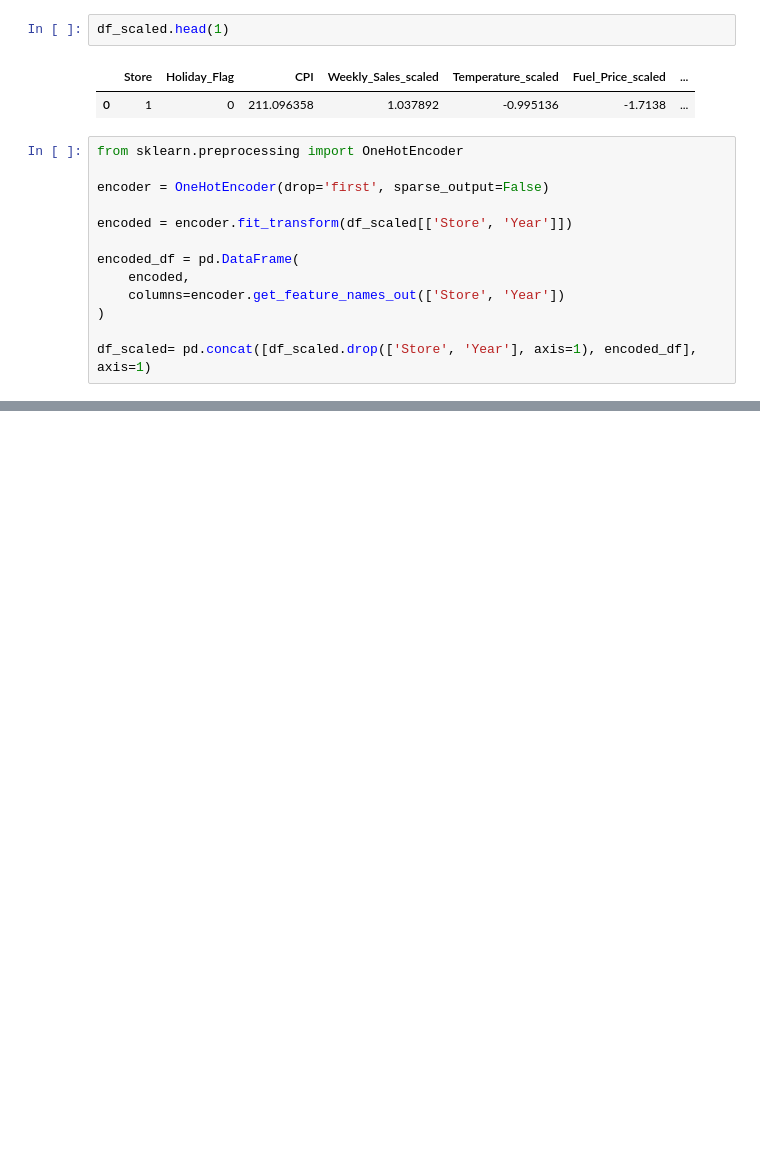
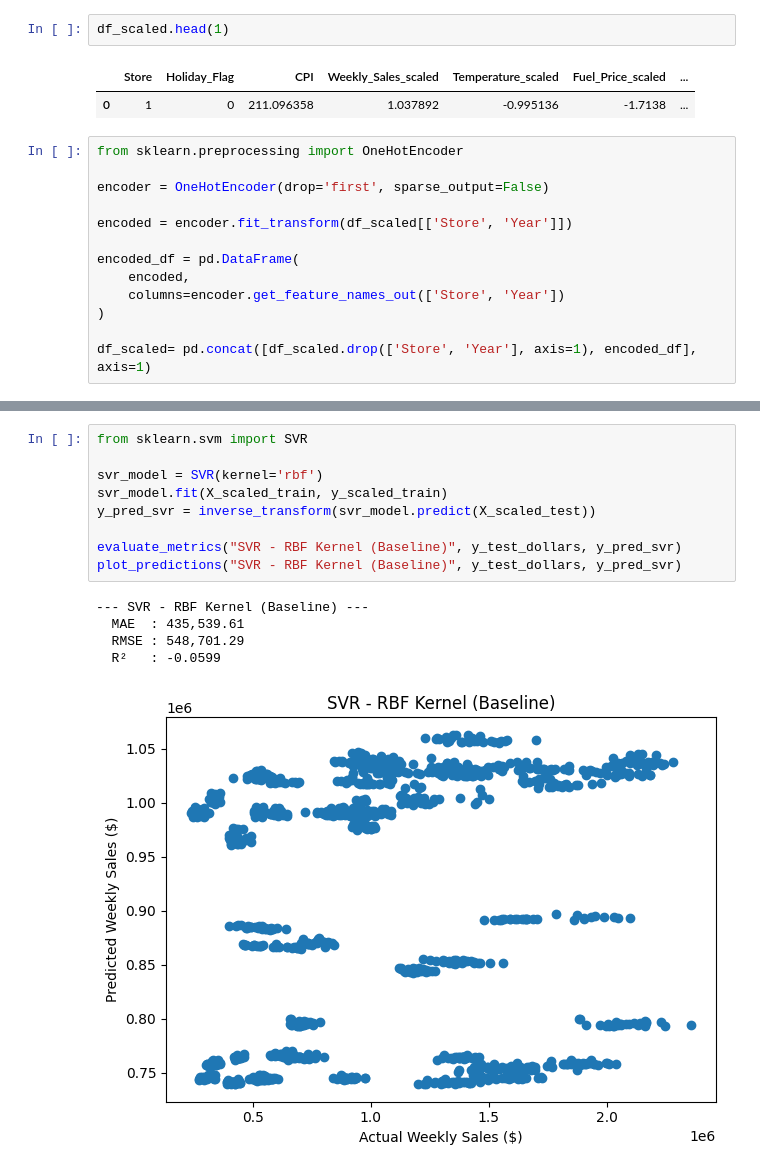
Before and after one commit to BenRyan-8/MarketingAnalytics_CA, a Jupyter notebook: marketinganalyticsCA.ipynb, the cells around one changed output, grey strips where cells are left out. Cells and saved outputs as stored; diff of their text form; blank space fills up the shorter version.

```diff
--- a/marketinganalyticsCA.ipynb
+++ b/marketinganalyticsCA.ipynb
@@ -240,0 +303,15 @@ df_scaled= pd.concat([df_scaled.drop(['Store', 'Year'], axis=1), encoded_df], ax
+# %%
+from sklearn.svm import SVR
+
+svr_model = SVR(kernel='rbf')
+svr_model.fit(X_scaled_train, y_scaled_train)
+y_pred_svr = inverse_transform(svr_model.predict(X_scaled_test))
+
+evaluate_metrics("SVR - RBF Kernel (Baseline)", y_test_dollars, y_pred_svr)
+plot_predictions("SVR - RBF Kernel (Baseline)", y_test_dollars, y_pred_svr)
+# %% [output]
+--- SVR - RBF Kernel (Baseline) ---
+  MAE  : 435,539.61
+  RMSE : 548,701.29
+  R²   : -0.0599
+[figure, added]
```
Also changed, not shown: parts of 15 cells of this notebook.
